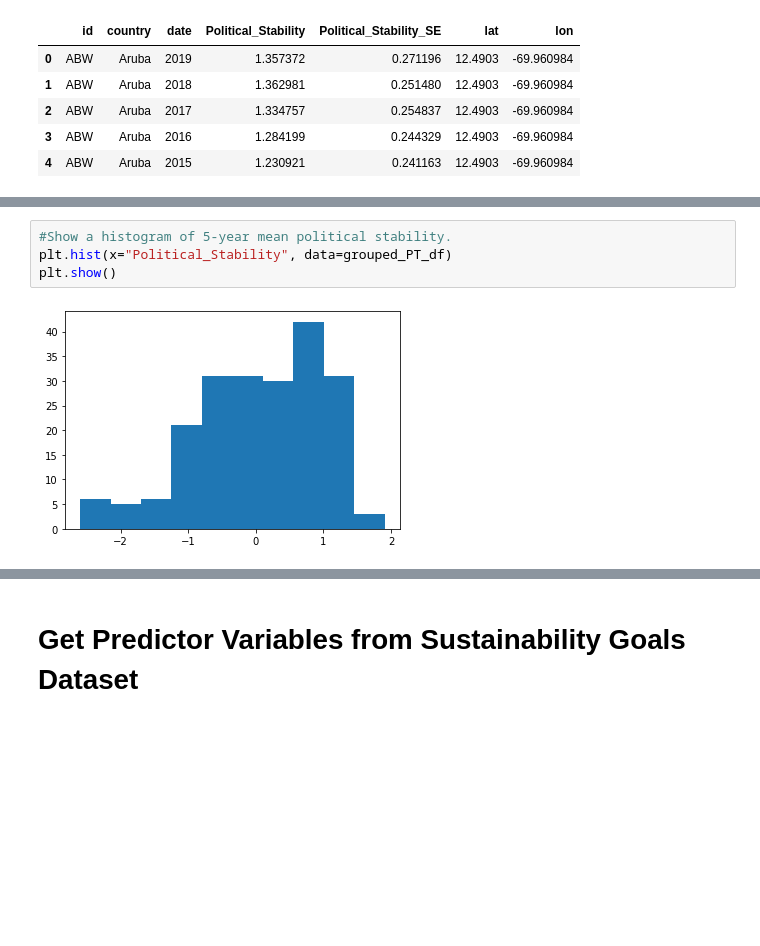
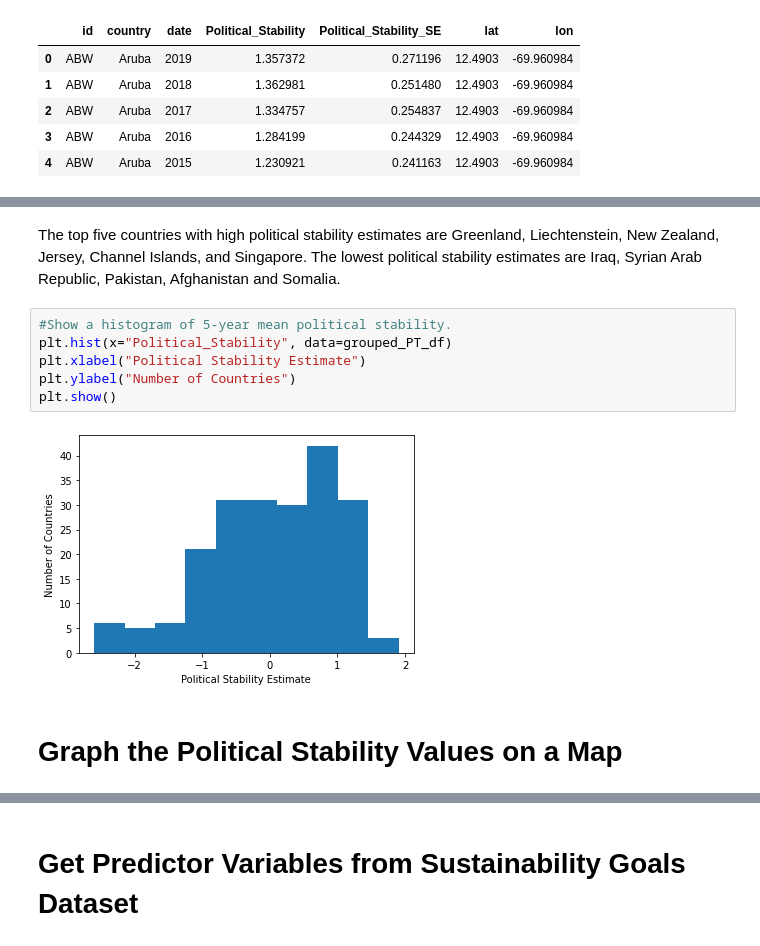
Before and after one commit to nmckinne/SustainabilityProject, a Jupyter notebook: SustainabilityGoals.ipynb, the cells around one changed output, grey strips where cells are left out. Drawn from its saved outputs; the diff is of its cells as text; blank space fills up the shorter version.

```diff
--- a/SustainabilityGoals.ipynb
+++ b/SustainabilityGoals.ipynb
@@ -323,6 +333,12 @@ grouped_PT_df.sort_values('Political_Stability', ascending=False)
+# %% [markdown]
+The top five countries with high political stability estimates are Greenland, Liechtenstein, New Zealand, Jersey, Channel Islands, and Singapore.  The lowest political stability estimates are Iraq, Syrian Arab Republic, Pakistan, Afghanistan and Somalia.
 # %%
 #Show a histogram of 5-year mean political stability.
 plt.hist(x="Political_Stability", data=grouped_PT_df)
+plt.xlabel("Political Stability Estimate")
+plt.ylabel("Number of Countries")
 plt.show()
 # %% [output]
-[figure, old version]
+[figure, new version]
+# %% [markdown]
+# Graph the Political Stability Values on a Map
```
Also changed, not shown: parts of 51 cells of this notebook.
